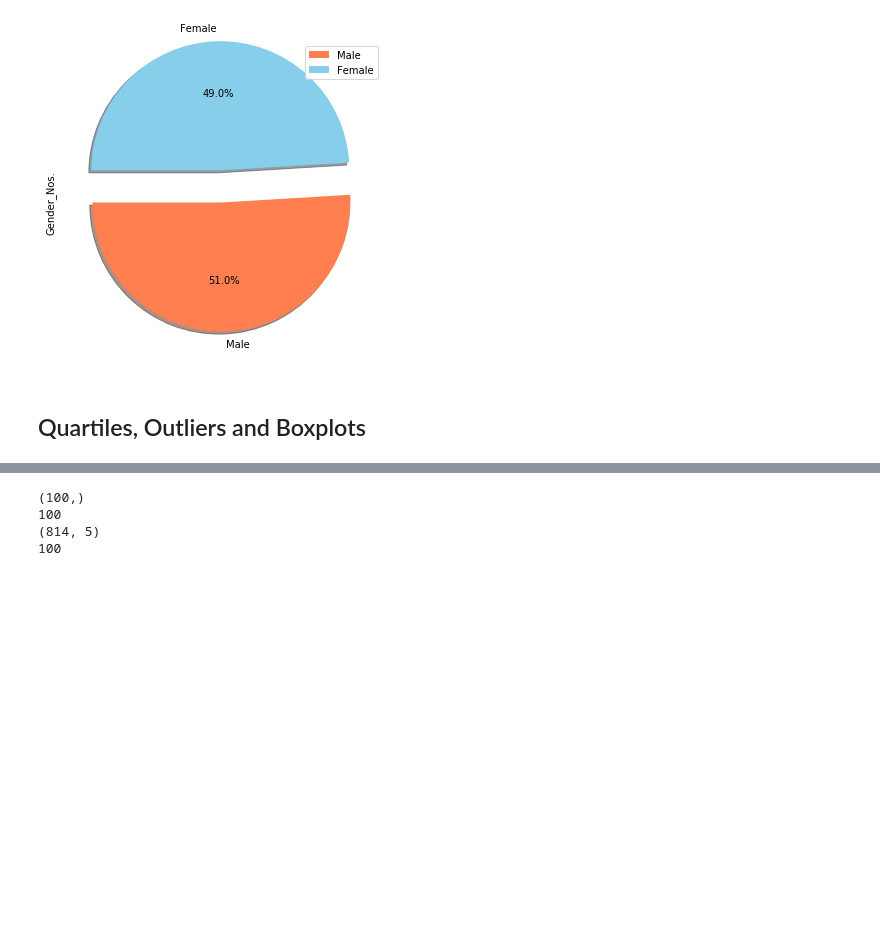
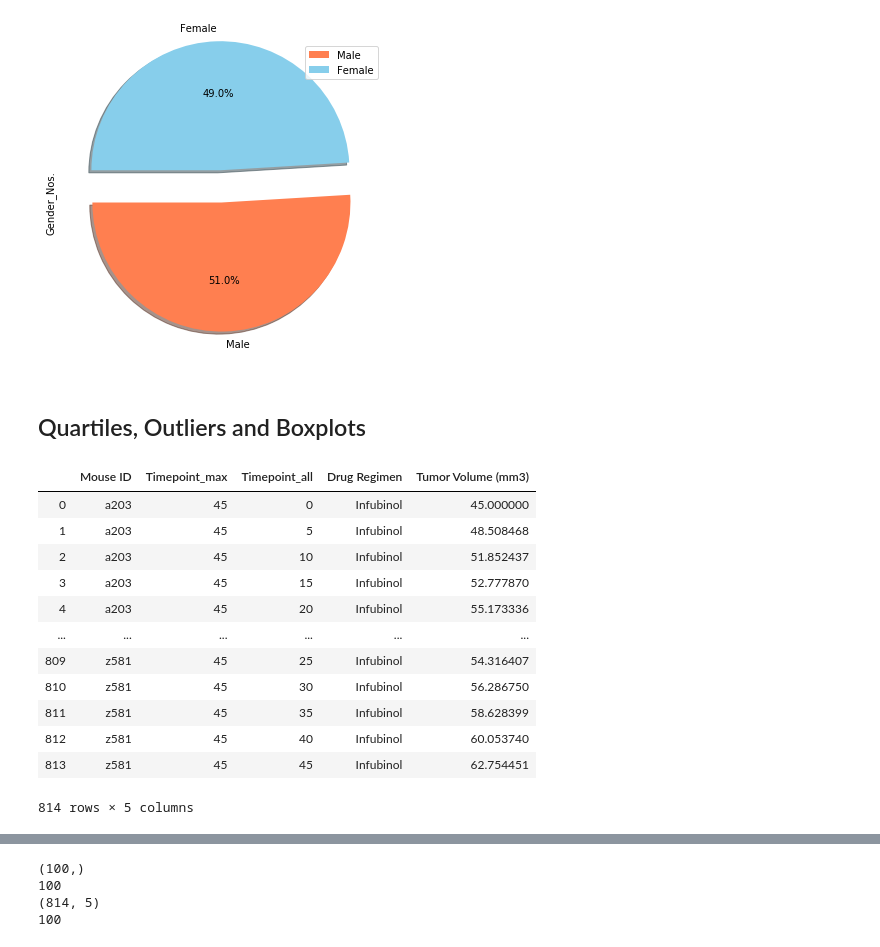
Before and after one commit to eobianyor/Matplotlib-project, a Jupyter notebook: Pymaceuticals/pymaceuticals_starter.ipynb, the cells around one changed output, grey strips where cells are left out. Drawn from its saved outputs; the diff is of its cells as text; code cells hidden in the pictures; blank space fills up the shorter version.

```diff
--- a/Pymaceuticals/pymaceuticals_starter.ipynb
+++ b/Pymaceuticals/pymaceuticals_starter.ipynb
@@ -304,3 +304,27 @@ explode = [0, 0.25]
 plt.pie(sizes, labels=labels, colors=colors, autopct="%1.1f%%", shadow=True, startangle=180, explode=explode)
 # %% [markdown]
 ## Quartiles, Outliers and Boxplots
+# %%
+# Calculate the final tumor volume of each mouse across four of the treatment regimens:
+# Capomulin, Ramicane, Infubinol, and Ceftamin
+
+# Start by getting the last (greatest) timepoint for each mouse
+maxTimept_df = metadata_studyresults.groupby("Mouse ID")['Timepoint'].max()
+maxTimept_df
+# Merge this group df with the original dataframe to get the tumor volume at the last timepoint
+MicemaxTimept = pd.merge(maxTimept_df, metadata_studyresults, how='left', on=['Mouse ID'], suffixes=('_max', '_all'))
+MicemaxTimept_df
+# %% [output]
+|  | Mouse ID | Timepoint_max | Timepoint_all | Drug Regimen | Tumor Volume (mm3) |
+| 0 | a203 | 45 | 0 | Infubinol | 45.000000 |
+| 1 | a203 | 45 | 5 | Infubinol | 48.508468 |
+| 2 | a203 | 45 | 10 | Infubinol | 51.852437 |
+| 3 | a203 | 45 | 15 | Infubinol | 52.777870 |
+| 4 | a203 | 45 | 20 | Infubinol | 55.173336 |
+| ... | ... | ... | ... | ... | ... |
+| 809 | z581 | 45 | 25 | Infubinol | 54.316407 |
+| 810 | z581 | 45 | 30 | Infubinol | 56.286750 |
+| 811 | z581 | 45 | 35 | Infubinol | 58.628399 |
+| 812 | z581 | 45 | 40 | Infubinol | 60.053740 |
+| 813 | z581 | 45 | 45 | Infubinol | 62.754451 |
+814 rows × 5 columns
```
Also changed, not shown: parts of 2 cells of this notebook.
